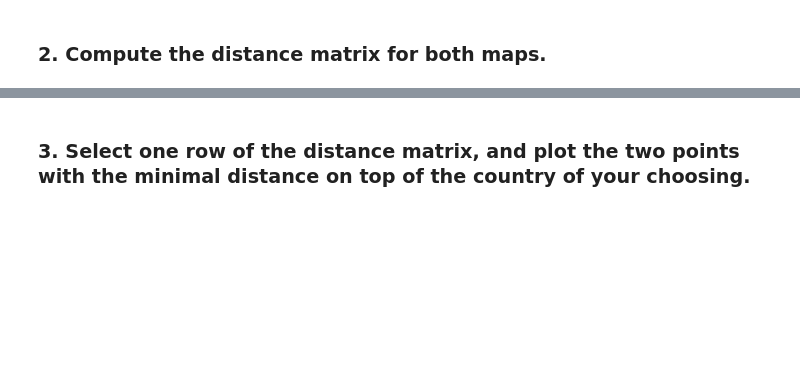
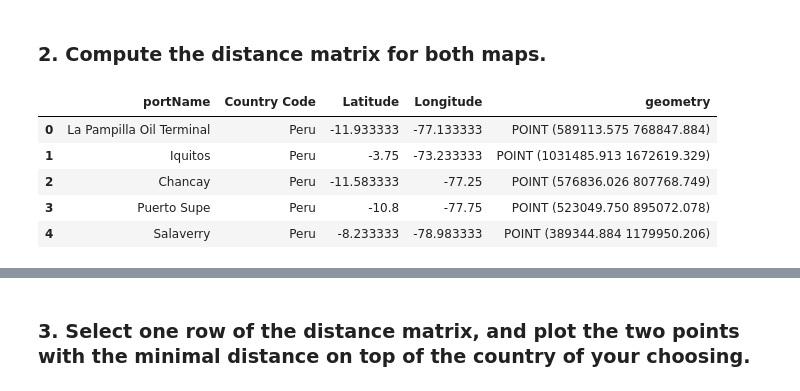
Before and after one commit to IntroSpatialDataScience/MiningGDF_Project1, a Jupyter notebook: Ev-p1.ipynb, the cells around one changed output, grey strips where cells are left out. Saved outputs shown, nothing was run; the diff lists cells and outputs as text; code cells hidden in the pictures; blank space fills up the shorter version.

```diff
--- a/Ev-p1.ipynb
+++ b/Ev-p1.ipynb
@@ -106,2 +107,11 @@ plt.show()
 # %% [markdown]
 ### 2. Compute the distance matrix for both maps.
+# %%
+seaports_pe_24891.head()
+# %% [output]
+|  | portName | Country Code | Latitude | Longitude | geometry |
+| 0 | La Pampilla Oil Terminal | Peru | -11.933333 | -77.133333 | POINT (589113.575 768847.884) |
+| 1 | Iquitos | Peru | -3.75 | -73.233333 | POINT (1031485.913 1672619.329) |
+| 2 | Chancay | Peru | -11.583333 | -77.25 | POINT (576836.026 807768.749) |
+| 3 | Puerto Supe | Peru | -10.8 | -77.75 | POINT (523049.750 895072.078) |
+| 4 | Salaverry | Peru | -8.233333 | -78.983333 | POINT (389344.884 1179950.206) |
```
Also changed, not shown: parts of 4 cells of this notebook.
